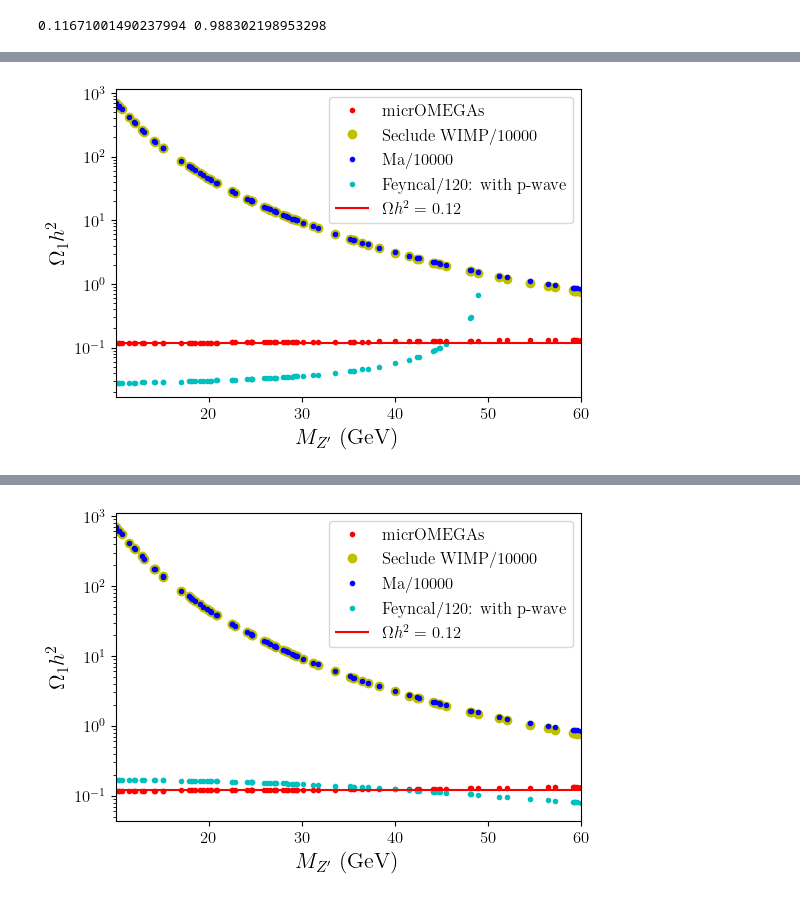
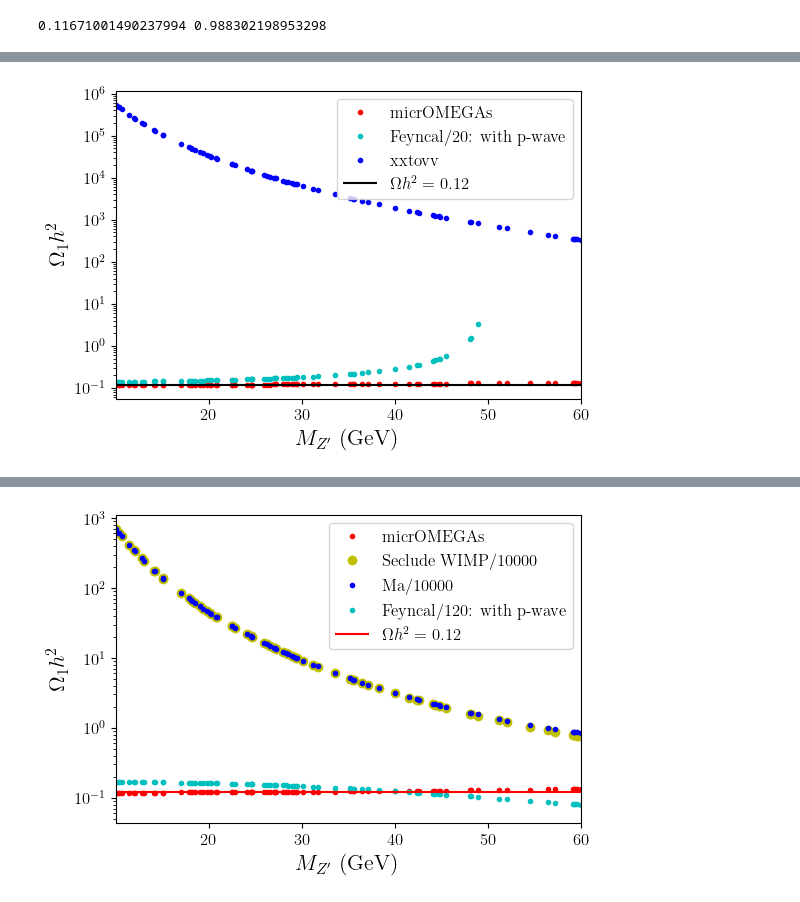
Before and after one commit to davidsuarezr/MDEO, a Jupyter notebook: Benchmark-point-DM-NO-KM.ipynb, the cells around one changed output, grey strips where cells are left out. Saved outputs shown, nothing was run; the diff lists cells and outputs as text; code cells hidden in the pictures.

```diff
--- a/Benchmark-point-DM-NO-KM.ipynb
+++ b/Benchmark-point-DM-NO-KM.ipynb
@@ -241,3 +240,24 @@ def b_coefficient_Fey(g1p, r, M,Ms):
     d = 8.*np.pi*r**4*(r**2-2.)**4*(Ms**2*M-4*M**3)**2
     k = n/d
     return k
+
+#Nicole F.
+def a_coefficient_Nicole(g1p, r, M):
+    n = g1p**4*(1.-r**2)**(3/2)*(2*(1/2)**2*(9/2)**2*(4.-3.*r**2)+(1/2)**4*r**2+(9/2)**4*r**2)
+    d = 4.*np.pi*M**2*(r**2-2.)**2*r**2
+    k = n/d
+    return k
+
+#XX to nunu
+def a_coefficient_vv(g1p, r, M):
+    n = 81.*g1p**4
+    d = 16.*np.pi*M**2*(r**2-4.)**2
+    k = n/d
+    return k
+
+#XX to nunu
+def b_coefficient_vv(g1p, r, M):
+    n = 27.*g1p**4*(41.*r**2-158.)
+    d = 16.*np.pi*M**2*(r**2-4.)**3
+    k = n/d
+    return k
@@ -263,38 +317,44 @@ for i in range(0,len(xd)):
     RD_Sec = relic_abundance(a_coefficient_Sec(xd.g1p[i],xd.r[i],xd.mChi[i]), 0, xf, xd.mChi[i])
     RD_Ma  = relic_abundance(a_coefficient_Ma(xd.g1p[i],xd.r[i],xd.mChi[i]), 0, xf, xd.mChi[i])
     RD_Fey = relic_abundance(a_coefficient_Fey(xd.g1p[i],xd.r[i],xd.mChi[i]), 1*b_coefficient_Fey(xd.g1p[i],xd.r[i],xd.mChi[i],Ms), xf, xd.mChi[i])
+    RD_vv  = relic_abundance(a_coefficient_vv(xd.g1p[i],xd.r[i],xd.mChi[i]), b_coefficient_vv(xd.g1p[i],xd.r[i],xd.mChi[i]), xf, xd.mChi[i])
+
     a_Fey = a_coefficient_Fey(xd.g1p[i],xd.r[i],xd.mChi[i])
     b_Fey = b_coefficient_Fey(xd.g1p[i],xd.r[i],xd.mChi[i],Ms)
+    a_vv = a_coefficient_vv(xd.g1p[i],xd.r[i],xd.mChi[i])
+    b_vv = a_coefficient_vv(xd.g1p[i],xd.r[i],xd.mChi[i])
 
-    x.append([RD_Sec, RD_Ma, RD_Fey, a_Fey, b_Fey])
+    x.append([RD_Sec, RD_Ma, RD_Fey, RD_vv, a_Fey, b_Fey, a_vv, b_vv])
 
 x=np.asarray(x)
 
-rd=pd.DataFrame(x,columns=['RD_Sec','RD_Ma','RD_Fey','a_Fey','b_Fey'])
+rd=pd.DataFrame(x,columns=['RD_Sec','RD_Ma','RD_Fey','RD_vv','a_Fey','b_Fey','a_vv','b_vv'])
 # %%
 plt.figure(figsize=(6,4))
 
 plt.semilogy(xd.MZp, (xd.Omega1+xd.Omega2),'r.',label='micrOMEGAs')
 #plt.semilogy(xd.MZp, (xd.Omega1+xd.Omega2),'m-')
-plt.plot(xd.MZp, rd.RD_Sec/10000,'yo',label='Seclude WIMP/10000')
-plt.plot(xd.MZp, rd.RD_Ma/10000,'b.',label='Ma/10000')
-plt.plot(xd.MZp, rd.RD_Fey/100,'c.',label='Feyncal/120: with p-wave')
+#plt.plot(xd.MZp, rd.RD_Sec/10000,'yo',label='Seclude WIMP/10000')
+#plt.plot(xd.MZp, rd.RD_Ma/10000,'b.',label='Ma/10000')
+plt.plot(xd.MZp, rd.RD_Fey/20,'c.',label='Feyncal/20: with p-wave')
 
-n=np.linspace(1e1,1.0e2,10)
-plt.fill_between(n,Omega_min,Omega_max,facecolor='cyan',alpha=0.3,label='')
+plt.plot(xd.MZp, rd.RD_vv,'b.',label='xxtovv')
 
-plt.hlines(Omega,0.1,1e2, 'r',label=r'$\Omega h^2=$ 0.12')
+#n=np.linspace(1e1,1.0e2,10)
+#plt.fill_between(n,Omega_min,Omega_max,facecolor='cyan',alpha=0.3,label='')
+
+plt.hlines(Omega,0.1,1e2, 'k',label=r'$\Omega h^2=$ 0.12')
 
 plt.xlabel(r'$M_{Z^{\prime}}$ (GeV)',size=16)
 plt.ylabel(r'$\Omega_1 h^2$',size=16)
 #plt.title('$M_1=86, M2=500,750, Yc=0.243, v=500, h_2=200$')
 plt.legend()
 #plt.grid()
 
 #plt.ylim(0.11,0.2)
 plt.xlim(xd.MZp.min(), 60)
 
 #plt.savefig('plots/benchmark4.pdf')
 plt.show()
 # %% [output]
-[figure, old version]
+[figure, new version]
```
Also changed, not shown: parts of 8 cells of this notebook.
